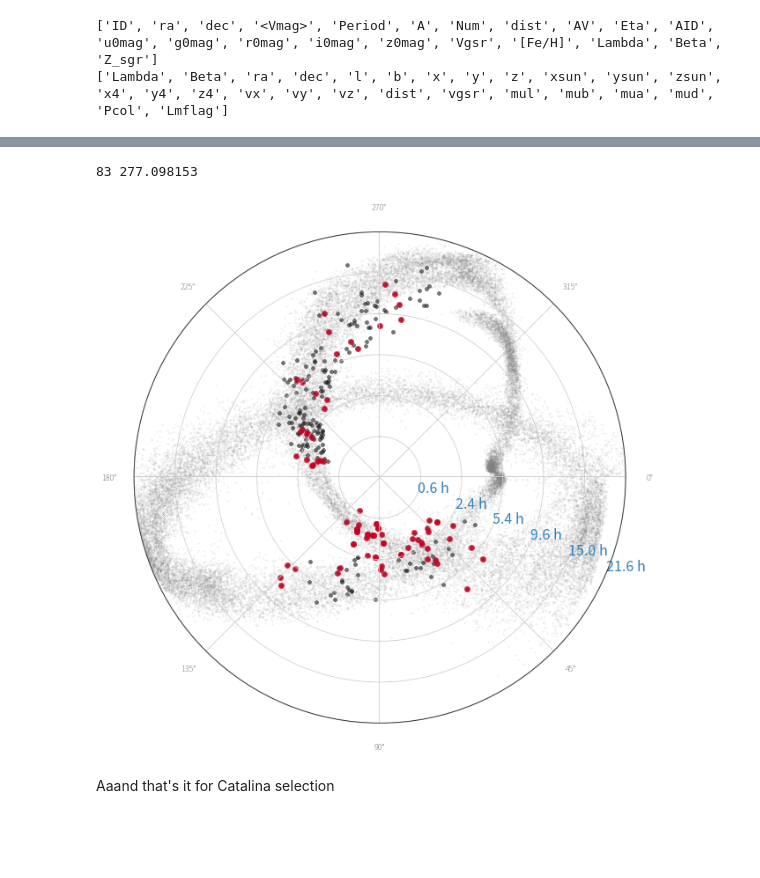
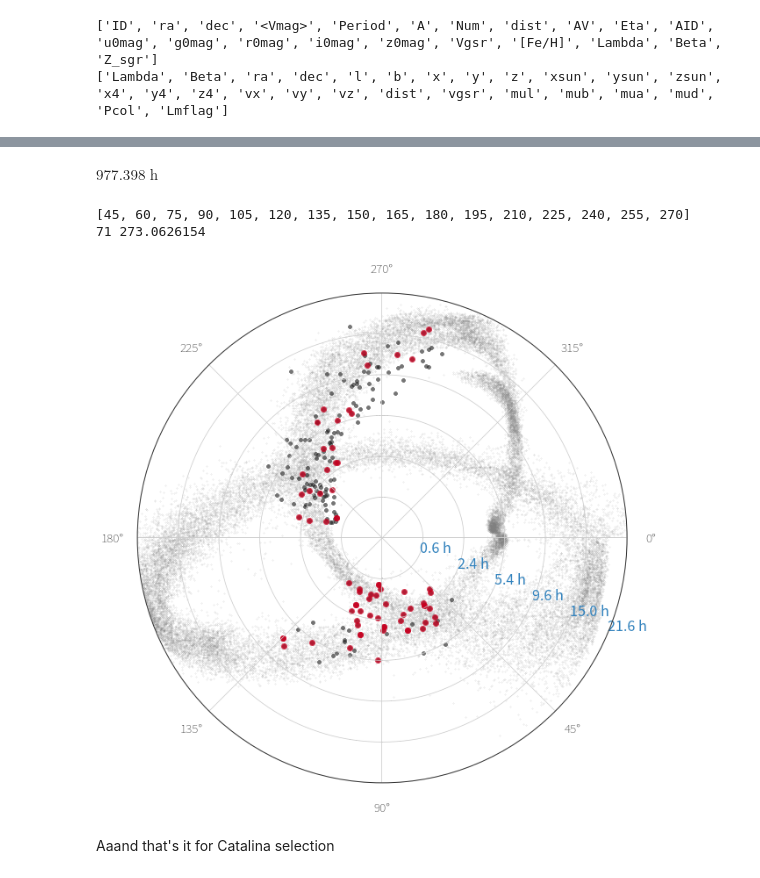
Before and after one commit to adrn/streams, a Jupyter notebook: text/notebooks/Spitzer RR Lyrae Selection.ipynb, the cells around one changed output, grey strips where cells are left out. Cells and saved outputs as stored; diff of their text form; code cells hidden in the pictures; blank space fills up the shorter version.

```diff
--- a/text/notebooks/Spitzer RR Lyrae Selection.ipynb
+++ b/text/notebooks/Spitzer RR Lyrae Selection.ipynb
@@ -214,3 +398,5 @@ There are 257 targets with radial velocities
+# %%
+final_targets = rv_targets[:]
 # %%
 print final_targets.colnames
 print lm10.colnames
@@ -218,9 +404,6 @@ print lm10.colnames
 ['ID', 'ra', 'dec', '<Vmag>', 'Period', 'A', 'Num', 'dist', 'AV', 'Eta', 'AID', 'u0mag', 'g0mag', 'r0mag', 'i0mag', 'z0mag', 'Vgsr', '[Fe/H]', 'Lambda', 'Beta', 'Z_sgr']
 ['Lambda', 'Beta', 'ra', 'dec', 'l', 'b', 'x', 'y', 'z', 'xsun', 'ysun', 'zsun', 'x4', 'y4', 'z4', 'vx', 'vy', 'vz', 'dist', 'vgsr', 'mul', 'mub', 'mua', 'mud', 'Pcol', 'Lmflag']
 # %%
-idx = dist_targets_idx & (~sgr_catalina["Vgsr"].mask)
-final_targets = sgr_catalina[idx]
-
 figure(figsize=(10,10))
 ax = subplot(111, projection="polar")
 ax.plot(np.radians(lm10['Lambda']), lm10['dist'], marker='.',
@@ -267,9 +450,6 @@ def integration_time(d):
     f = d/10. #kpc
     return (3.*f**2*12*u.minute).to(u.hour)
 # %%
-idx = dist_targets_idx & (~sgr_catalina["Vgsr"].mask)
-final_targets = sgr_catalina[idx]
-
 figure(figsize=(10,10))
 ax = subplot(111, projection="polar")
 ax.plot(np.radians(lm10['Lambda']), lm10['dist'], marker='.',
@@ -282,7 +462,7 @@ ax.set_ylim(0, 60)
 ticks = range(10,60+10,10)
 ax.yaxis.set_ticks(ticks)
 ts = integration_time(np.array([float(d) for d in ticks]))
-lbls = ["{:.1f}hr".format(t) for t in ts]
+lbls = ["{:.1f}".format(t) for t in ts]
 ax.yaxis.set_ticklabels(lbls)
 #ax.yaxis.set_major_formatter(FormatStrFormatter('%d kpc'))
 for l in ax.yaxis.get_ticklabels():
@@ -294,16 +474,23 @@ for l in ax.yaxis.get_ticklabels():
+# %%
+np.sum(integration_time(final_targets["dist"]))
+# %% [output]
+$977.398 \; \mathrm{h}$
 # %%
+np.random.seed(42)
 idx = np.array([], dtype=int)
 
-h = 20
+h = 15
 t = 0
-bins = range(30, 270+h, h)
+bins = range(45, 270+h, h)
+print(bins)
+
 for ang1 in bins:
     ang2 = ang1 + h
     _idx = (final_targets["Lambda"] > ang1) & (final_targets["Lambda"] < ang2)
 
     w, = np.where(_idx)
-    if sum(_idx) > 5:
-        w = w[:5]
+    if sum(_idx) > 4:
+        w = w[np.random.randint(len(w), size=4)]
 
     idx = np.append(idx, w)
 
@@ -316,35 +503,35 @@ trg = final_targets[idx]
 t = sum(integration_time(trg["dist"]).value)
 print len(trg), t
 # %% [output]
-83 277.098153
+[45, 60, 75, 90, 105, 120, 135, 150, 165, 180, 195, 210, 225, 240, 255, 270]
+71 273.0626154
 # %%
-idx = dist_targets_idx & (~sgr_catalina["Vgsr"].mask)
-final_targets = sgr_catalina[idx]
-
-figure(figsize=(10,10))
+fig = figure(figsize=(10,10))
 ax = subplot(111, projection="polar")
 ax.plot(np.radians(lm10['Lambda']), lm10['dist'], marker='.',
         color='grey', linestyle='none', alpha=0.1)
 
 ax.plot(np.radians(final_targets["Lambda"]), final_targets["dist"],
         marker='o', linestyle='none', alpha=0.6)
 ax.plot(np.radians(trg["Lambda"]), trg["dist"],
         marker='o', linestyle='none', alpha=0.75, color='#CA0020', ms=7)
 ax.set_theta_direction(-1)
 ax.set_ylim(0, 60)
 
 ticks = range(10,60+10,10)
 ax.yaxis.set_ticks(ticks)
 ts = integration_time(np.array([float(d) for d in ticks]))
 lbls = ["{:.1f}".format(t) for t in ts]
 ax.yaxis.set_ticklabels(lbls)
 #ax.yaxis.set_major_formatter(FormatStrFormatter('%d kpc'))
 for l in ax.yaxis.get_ticklabels():
     l.set_fontsize(18)
     l.set_fontweight(400)
     l.set_color('#3182BD')
+
+fig.savefig("/Users/adrian/projects/streams/text/notes/final_sample.pdf")
 # %% [output]
-[figure, old version]
+[figure, new version]
 # %% [markdown]
 Aaand that's it for Catalina selection
 # %% [markdown]
```
Also changed, not shown: parts of 34 cells of this notebook.
